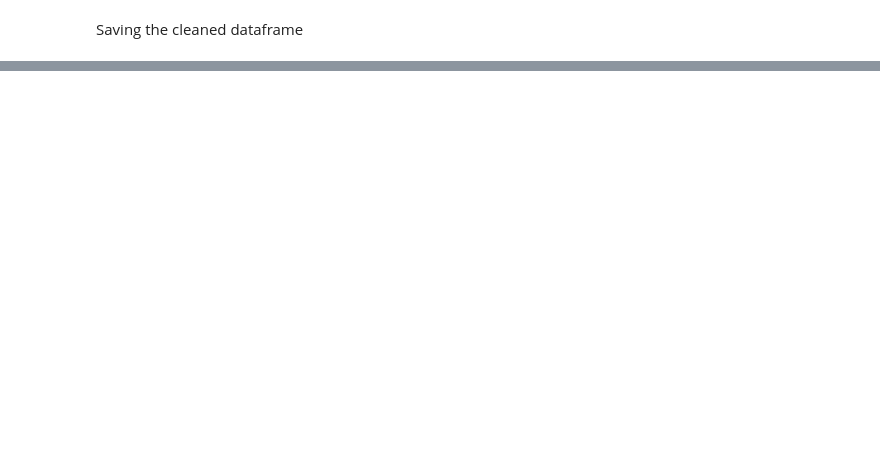
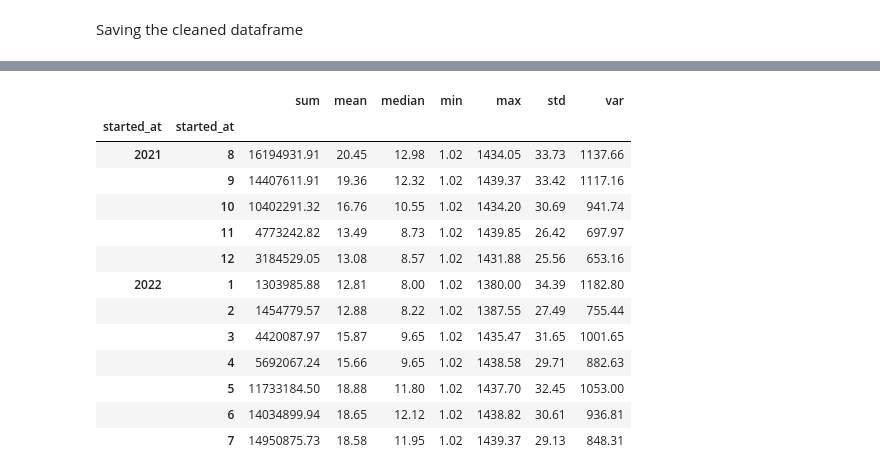
Before and after one commit to AlvaroValdelamar/Google-Data-Capstone-Project, a Jupyter notebook: src/main_script.ipynb, the cells around one changed output, grey strips where cells are left out. Saved outputs shown, nothing was run; the diff lists cells and outputs as text; code cells hidden in the pictures; blank space fills up the shorter version.

```diff
--- a/src/main_script.ipynb
+++ b/src/main_script.ipynb
@@ -542,0 +631,19 @@ It's worth nothing that we were able to identify 282k rows of Start Station name
+# %%
+analysis1 = trips_by_month_year['trip_duration'].agg(['sum', 'mean', 'median', 'min', 'max', 'std', 'var']).round(2)
+# %%
+analysis1
+# %% [output]
+|  |  | sum | mean | median | min | max | std | var |
+| started_at | started_at |  |  |  |  |  |  |  |
+| 2021 | 8 | 16194931.91 | 20.45 | 12.98 | 1.02 | 1434.05 | 33.73 | 1137.66 |
+|  | 9 | 14407611.91 | 19.36 | 12.32 | 1.02 | 1439.37 | 33.42 | 1117.16 |
+|  | 10 | 10402291.32 | 16.76 | 10.55 | 1.02 | 1434.20 | 30.69 | 941.74 |
+|  | 11 | 4773242.82 | 13.49 | 8.73 | 1.02 | 1439.85 | 26.42 | 697.97 |
+|  | 12 | 3184529.05 | 13.08 | 8.57 | 1.02 | 1431.88 | 25.56 | 653.16 |
+| 2022 | 1 | 1303985.88 | 12.81 | 8.00 | 1.02 | 1380.00 | 34.39 | 1182.80 |
+|  | 2 | 1454779.57 | 12.88 | 8.22 | 1.02 | 1387.55 | 27.49 | 755.44 |
+|  | 3 | 4420087.97 | 15.87 | 9.65 | 1.02 | 1435.47 | 31.65 | 1001.65 |
+|  | 4 | 5692067.24 | 15.66 | 9.65 | 1.02 | 1438.58 | 29.71 | 882.63 |
+|  | 5 | 11733184.50 | 18.88 | 11.80 | 1.02 | 1437.70 | 32.45 | 1053.00 |
+|  | 6 | 14034899.94 | 18.65 | 12.12 | 1.02 | 1438.82 | 30.61 | 936.81 |
+|  | 7 | 14950875.73 | 18.58 | 11.95 | 1.02 | 1439.37 | 29.13 | 848.31 |
```
Also changed, not shown: parts of 21 cells of this notebook.
